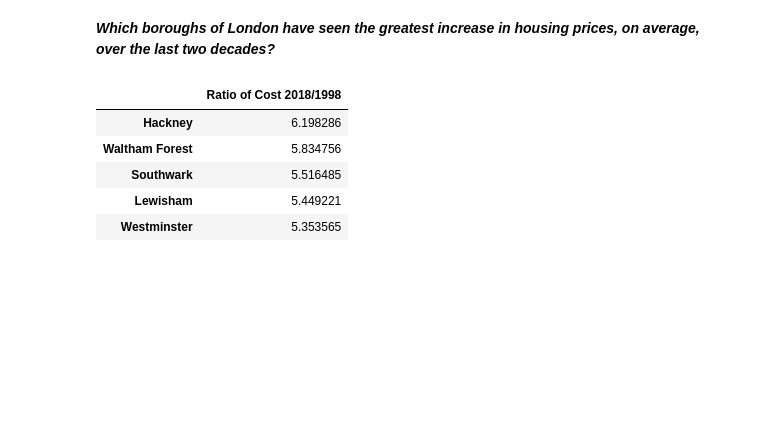
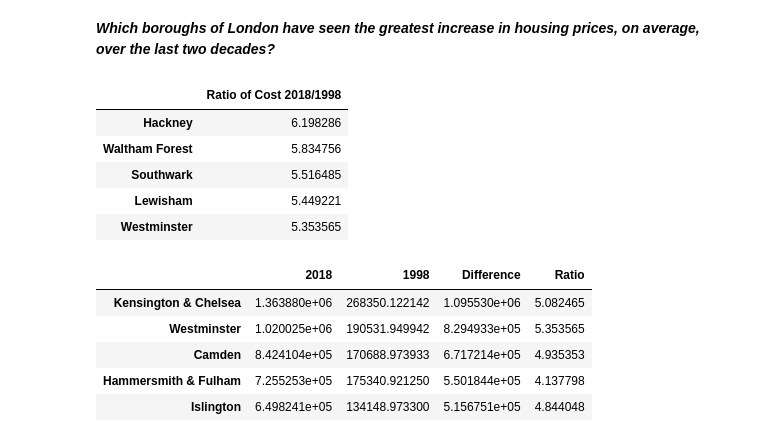
Before and after one commit to mrose10/Springboard, a Jupyter notebook: Unit 4 Challenge - Tier 3.ipynb, the cells around one changed output. Saved outputs shown, nothing was run; the diff lists cells and outputs as text; code cells hidden in the pictures; blank space fills up the shorter version.

```diff
--- a/Unit 4 Challenge - Tier 3.ipynb
+++ b/Unit 4 Challenge - Tier 3.ipynb
@@ -336,3 +336,20 @@ ratio.iloc[0:5]
 | Southwark | 5.516485 |
 | Lewisham | 5.449221 |
 | Westminster | 5.353565 |
+# %%
+prices_2018 = value_by_year.loc['2018'].transpose()
+prices_1998 = value_by_year.loc['1998'].transpose()
+
+prices = pd.concat([prices_2018, prices_1998], axis=1)
+prices.columns = ['2018','1998']
+prices['Difference'] = prices.iloc[:,0] - prices.iloc[:,1]
+prices['Ratio'] = np.divide(prices.iloc[:,0],prices.iloc[:,1])
+# %%
+prices.sort_values(by='Difference',ascending=False)[:5]
+# %% [output]
+|  | 2018 | 1998 | Difference | Ratio |
+| Kensington & Chelsea | 1.363880e+06 | 268350.122142 | 1.095530e+06 | 5.082465 |
+| Westminster | 1.020025e+06 | 190531.949942 | 8.294933e+05 | 5.353565 |
+| Camden | 8.424104e+05 | 170688.973933 | 6.717214e+05 | 4.935353 |
+| Hammersmith & Fulham | 7.255253e+05 | 175340.921250 | 5.501844e+05 | 4.137798 |
+| Islington | 6.498241e+05 | 134148.973300 | 5.156751e+05 | 4.844048 |
```
Also changed, not shown: parts of 3 cells of this notebook.
